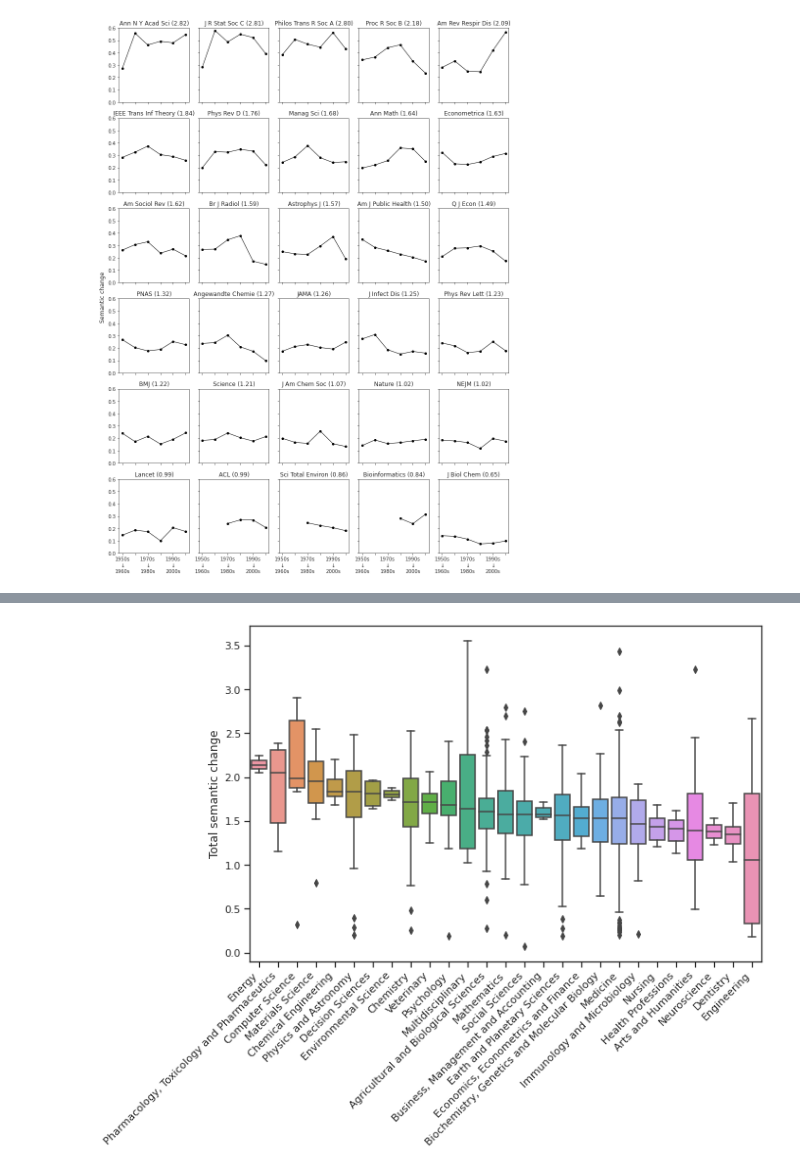
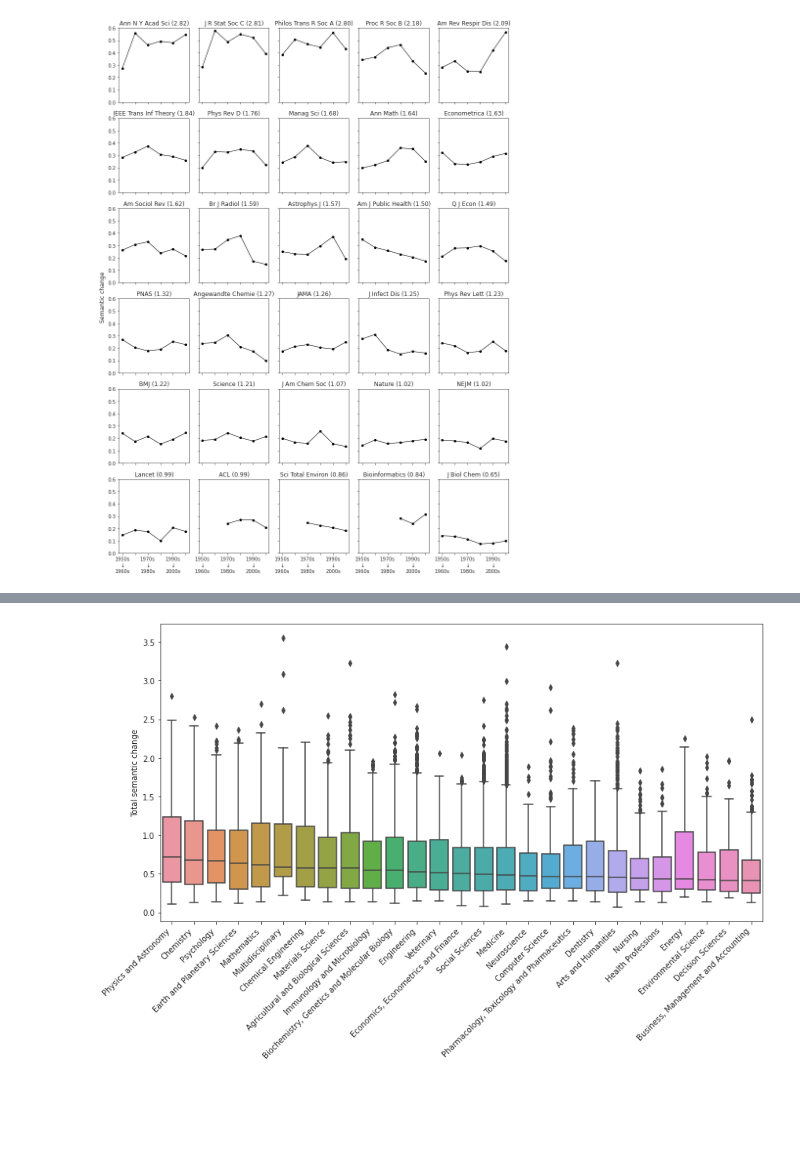
Before and after one commit to netknowledge/diachronic-p2v, a Jupyter notebook: semantic_change/semantic_change_global.ipynb, the cells around one changed output, grey strips where cells are left out. Cells and saved outputs as stored; diff of their text form; code cells hidden in the pictures; blank space fills up the shorter version.

```diff
--- a/semantic_change/semantic_change_global.ipynb
+++ b/semantic_change/semantic_change_global.ipynb
@@ -247,23 +278,16 @@ plot_venue_semantic_change(True)
 # %%
-def plot_subject_distance_distribution(save=False):
+def plot_venue_semantic_change_field(save=False):
     """"""
-    sns.set(style="whitegrid")
-    sns.set_style("ticks")
-
-    median_order = vid_dist_df.groupby('label')['cos_dist_sum'].median().sort_values(ascending=False).index
-
-    plt.figure(figsize=(10, 8))
-    ax = sns.boxplot(x='label', y='cos_dist_sum', data=vid_dist_df, order=median_order)
+    median_order = vid_change_df.groupby('field')['ConsecChangeSum'].median().sort_values(ascending=False).index
+    plt.figure(figsize=(12, 8))
+    ax = sns.boxplot(x='field', y='ConsecChangeSum', data=vid_change_df, order=median_order)
     ax.set_xticklabels(ax.get_xticklabels(), rotation=45, horizontalalignment='right')
     ax.set_xlabel('')
     ax.set_ylabel('Total semantic change')
-    ax.grid(False)
-
-
     plt.tight_layout()
     if save:
-        plt.savefig('./figs/jnl_subject_dist_boxplot.pdf', bbox_inches='tight')
+        plt.savefig('../figs/venue_aligned_dist_field.pdf', bbox_inches='tight')
 
-plot_subject_distance_distribution(True)
+plot_venue_semantic_change_field(True)
 # %% [output]
-[figure, old version]
+[figure, new version]
```
Also changed, not shown: parts of 8 cells of this notebook.
